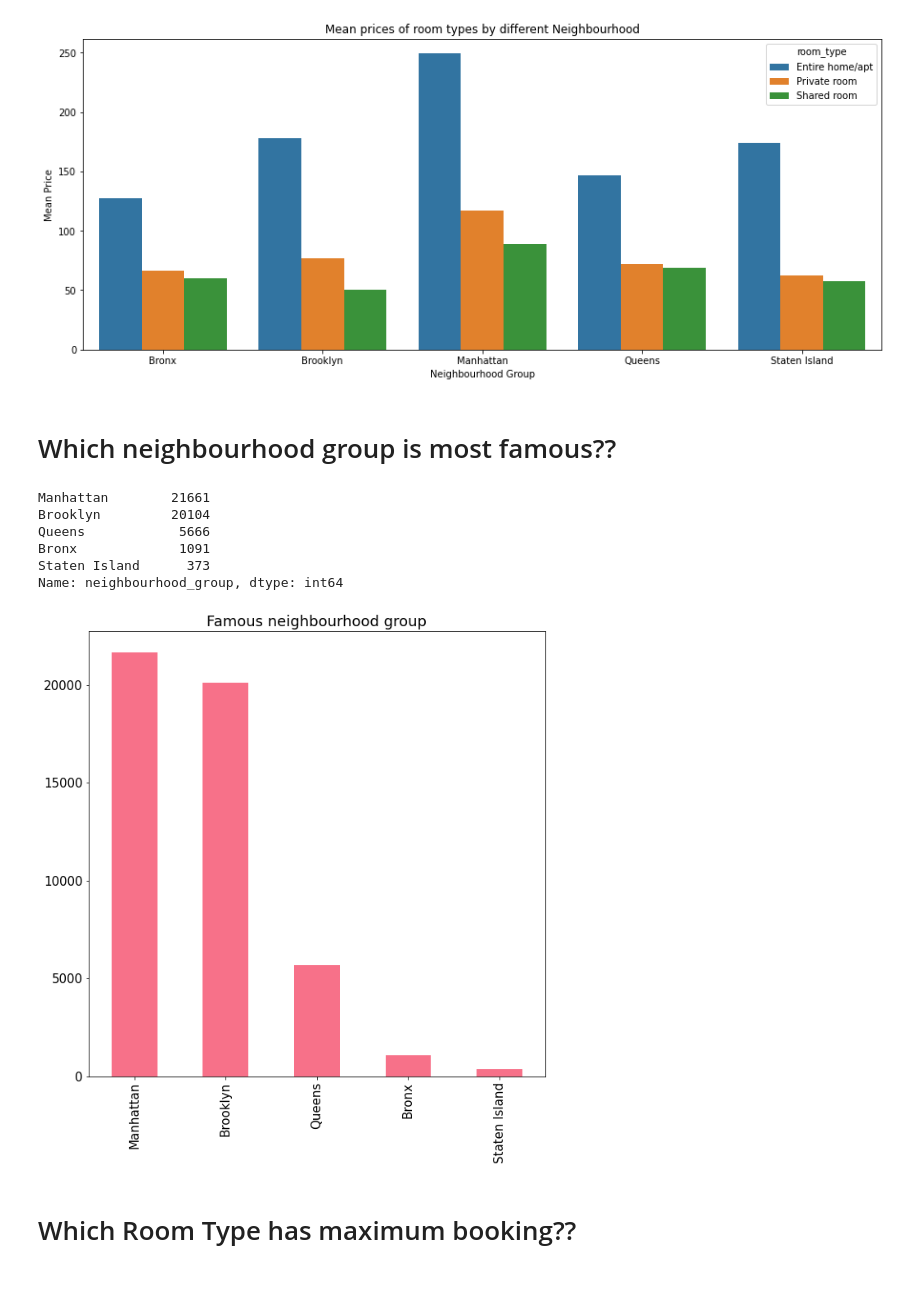
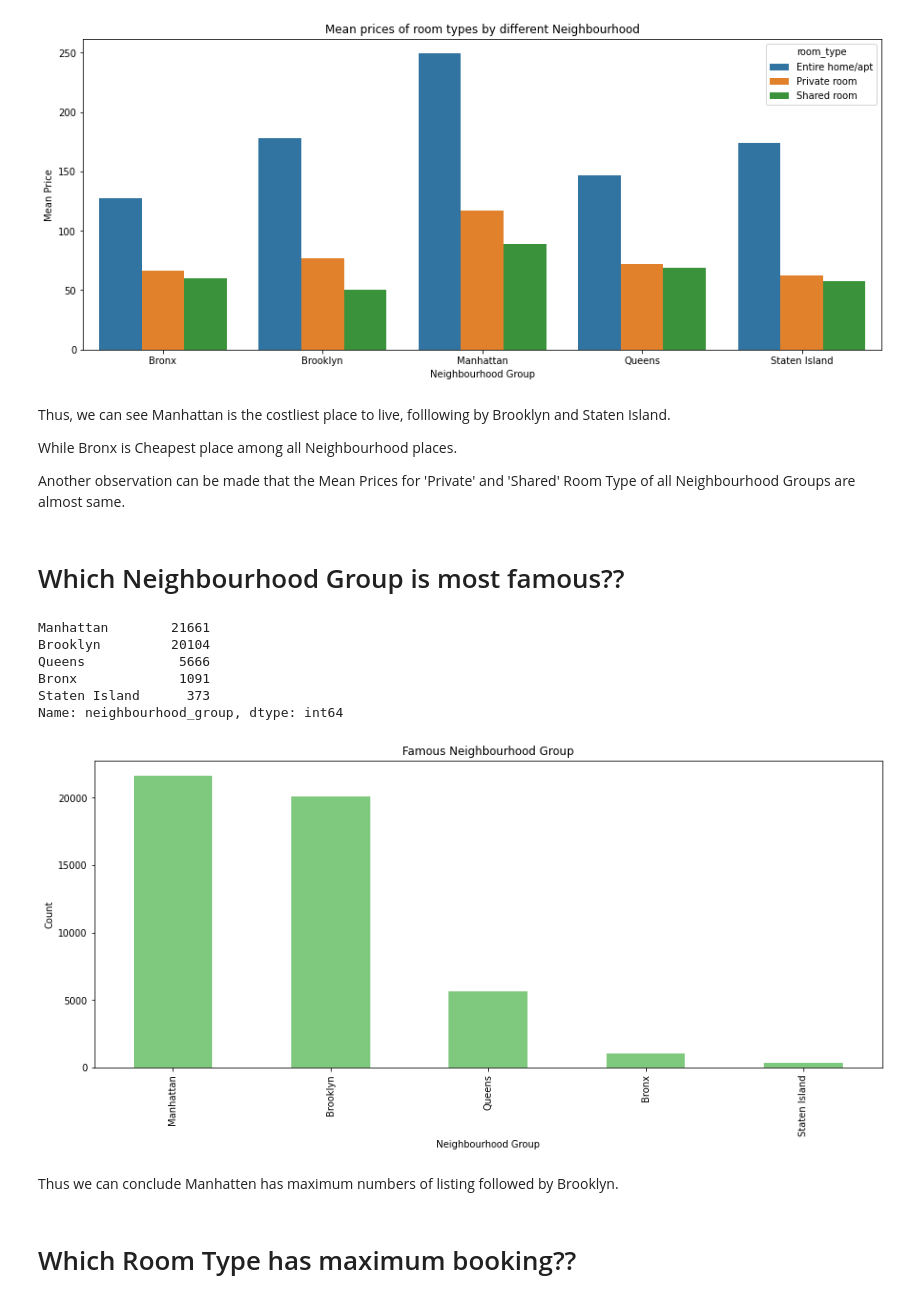
Before and after one commit to GoPlusUltra/Airbnb-2019-dataset-EDA, a Jupyter notebook: EDA_on_Airbnb_2019_Dataset.ipynb, the cells around one changed output. Drawn from its saved outputs; the diff is of its cells as text; code cells hidden in the pictures.

```diff
--- a/EDA_on_Airbnb_2019_Dataset.ipynb
+++ b/EDA_on_Airbnb_2019_Dataset.ipynb
@@ -175,8 +174,14 @@ plt.title('Mean prices of room types by different Neighbourhood')
 # %% [output]
 Text(0.5, 1.0, 'Mean prices of room types by different Neighbourhood')
 [figure]
+# %% [markdown]
+Thus, we can see Manhattan is the costliest place to live, folllowing by Brooklyn and Staten Island.
+
+While Bronx is Cheapest place among all Neighbourhood places.
+
+Another observation can be made that the Mean Prices for 'Private' and 'Shared' Room Type of all Neighbourhood Groups are almost same.
 # %% [markdown]
-# Which neighbourhood group is most famous??
+# Which Neighbourhood Group is most famous??
 # %%
 new_df['neighbourhood_group'].value_counts()
 # %% [output]
@@ -187,12 +192,13 @@ Bronx             1091
 Staten Island      373
 Name: neighbourhood_group, dtype: int64
 # %%
-new_df['neighbourhood_group'].value_counts().plot(kind='bar',
-                                    figsize=(10,10),
-                                    title="Famous neighbourhood group")
-plt.rcParams.update({'font.size': 15})
+new_df['neighbourhood_group'].value_counts().plot(kind='bar',figsize=(15,6), cmap='Accent',
+                                                  title="Famous Neighbourhood Group", xlabel='Neighbourhood Group',ylabel='Count')
+plt.rcParams.update({'font.size': 12})
 # %% [output]
-[figure, old version]
+[figure, new version]
+# %% [markdown]
+Thus we can conclude Manhatten has maximum numbers of listing followed by Brooklyn.
 # %% [markdown]
 # Which Room Type has maximum booking??
 # %%
```
Also changed, not shown: parts of 60 cells of this notebook.
